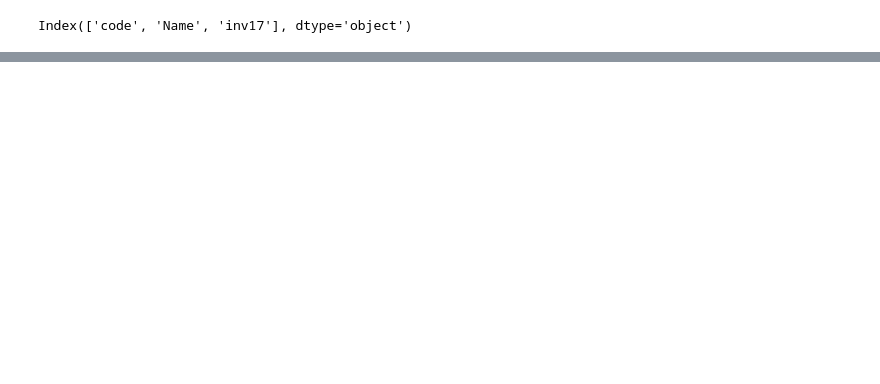
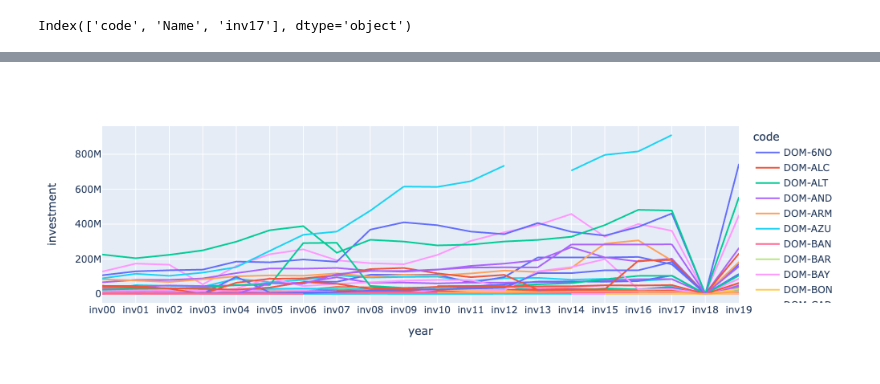
Before and after one commit to HendrixPeralta/research_data, a Jupyter notebook: sez_investment/inv_manipulation.ipynb, the cells around one changed output, grey strips where cells are left out. Drawn from its saved outputs; the diff is of its cells as text; code cells hidden in the pictures; blank space fills up the shorter version.

```diff
--- a/sez_investment/inv_manipulation.ipynb
+++ b/sez_investment/inv_manipulation.ipynb
@@ -100,0 +101,7 @@ inv00_19
+# %%
+melt_inv = inv00_19.melt(id_vars=["code", "park"], var_name="year", value_name="investment")
+# %%
+
+fig = px.line(melt_inv, x="year", y="investment", color='code')
+fig.show()
+# %% [output]
@@ -100,0 +109 @@ inv00_19
+[figure, added]
```
Also changed, not shown: parts of 6 cells of this notebook, 9 other files.
